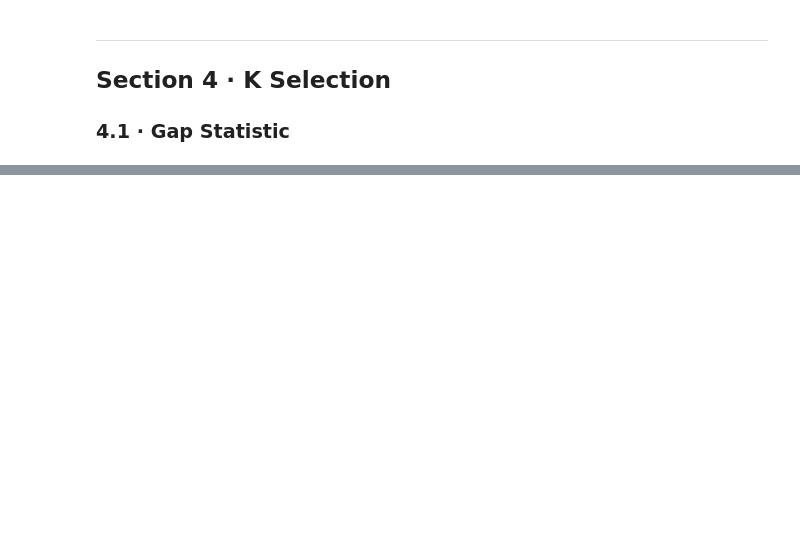
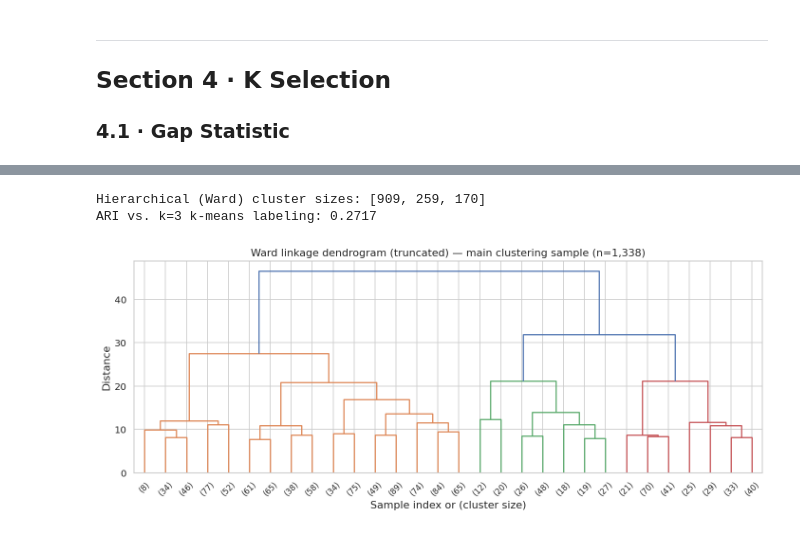
Before and after one commit to alexavelez/nhanes-ckm, a Jupyter notebook: notebooks/06_clustering.ipynb, the cells around one changed output, grey strips where cells are left out. Drawn from its saved outputs; the diff is of its cells as text; code cells hidden in the pictures; blank space fills up the shorter version.

```diff
--- a/notebooks/06_clustering.ipynb
+++ b/notebooks/06_clustering.ipynb
@@ -1861,0 +842,24 @@ classified as conditionally stable.
+# %%
+# ── Hierarchical clustering (Ward linkage) — main clustering sample ────
+from scipy.cluster.hierarchy import linkage, fcluster, dendrogram
+from scipy.spatial.distance import pdist
+
+Z = linkage(X_main, method='ward')
+hier_labels = fcluster(Z, t=SELECTED_K, criterion='maxclust') - 1  # zero-index to match sklearn convention
+
+hier_ari = adjusted_rand_score(primary_labels, hier_labels)
+
+print(f'Hierarchical (Ward) cluster sizes: {sorted(pd.Series(hier_labels).value_counts().tolist(), reverse=True)}')
+print(f'ARI vs. k=3 k-means labeling: {hier_ari:.4f}')
+
+fig, ax = plt.subplots(figsize=(12, 5))
+dendrogram(Z, truncate_mode='lastp', p=30, ax=ax, color_threshold=Z[-(SELECTED_K - 1), 2])
+ax.set_title(f'Ward linkage dendrogram (truncated) — main clustering sample (n={len(df_main):,})')
+ax.set_xlabel('Sample index or (cluster size)')
+ax.set_ylabel('Distance')
+plt.tight_layout()
+plt.show()
+# %% [output]
+Hierarchical (Ward) cluster sizes: [909, 259, 170]
+ARI vs. k=3 k-means labeling: 0.2717
+[figure, added]
```
Also changed, not shown: parts of 54 cells of this notebook, 24 other files.
